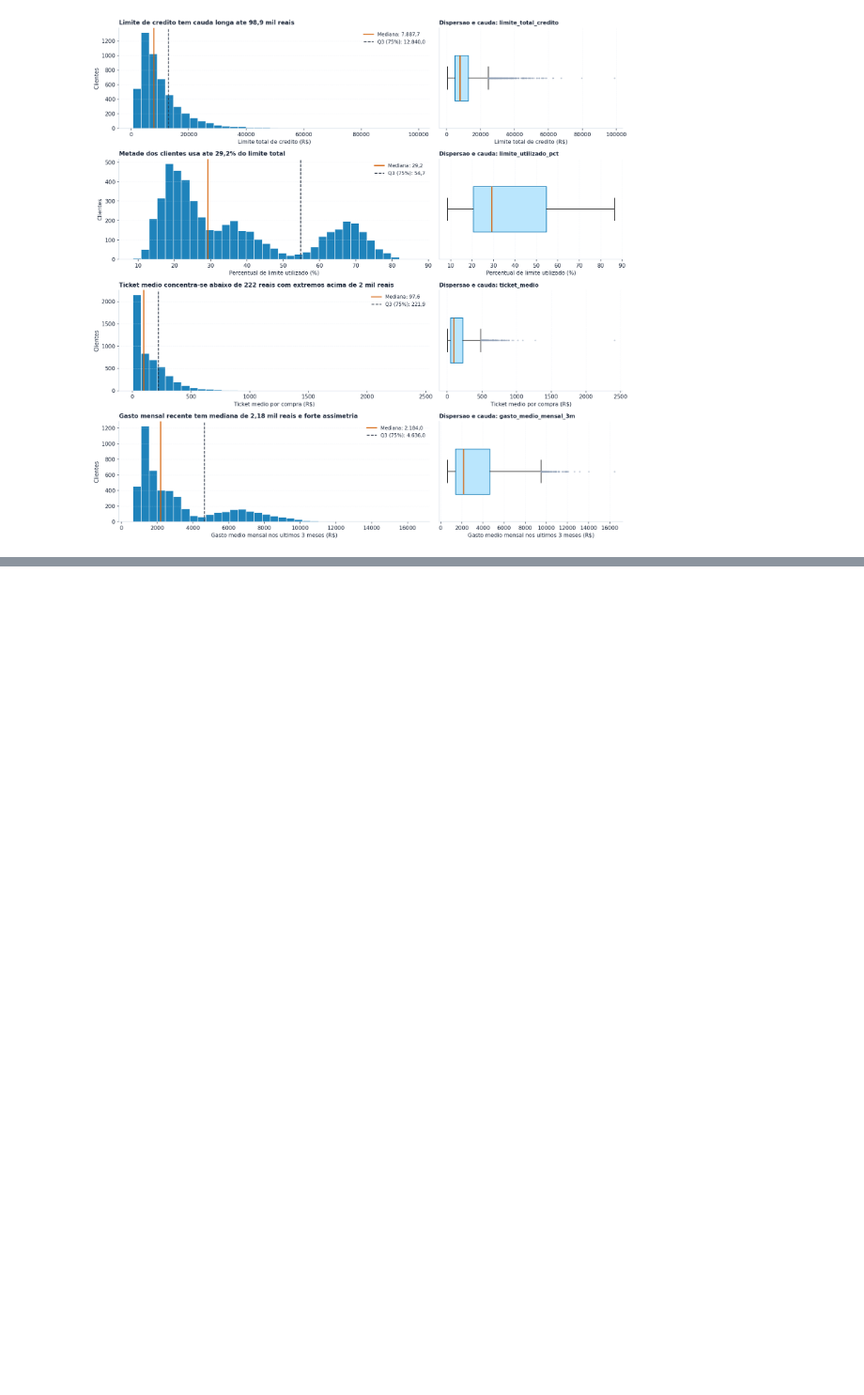
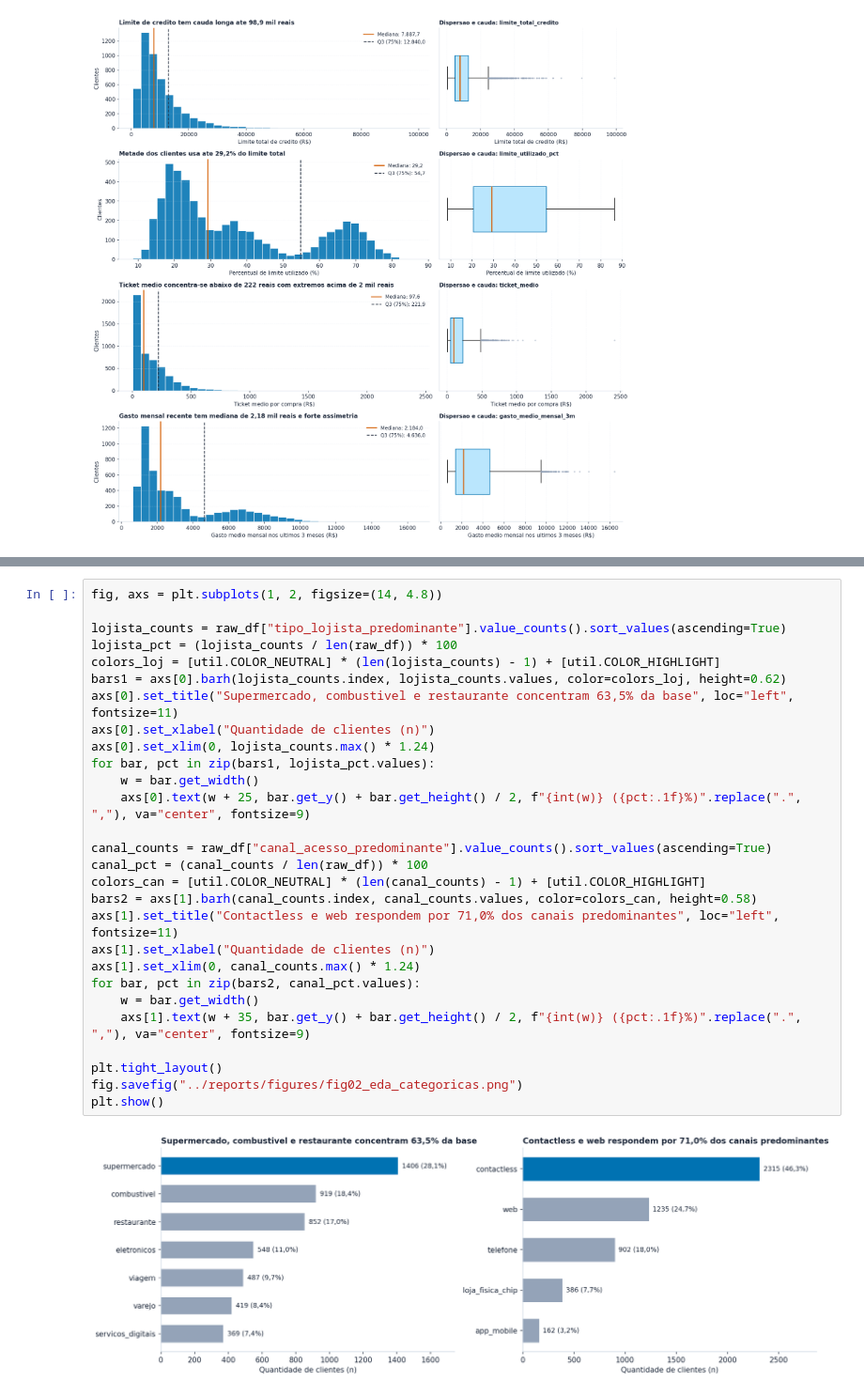
Before and after one commit to caioceo/unsupervised-fraud-detection, a Jupyter notebook: notebooks/notebooks.ipynb, the cells around one changed output, grey strips where cells are left out. Shown at 94% size. Drawn from its saved outputs; the diff is of its cells as text; blank space fills up the shorter version.

Commit message:
feat(eda): analisa variaveis categoricas de lojista e canal de acesso e salva fig02

```diff
--- a/notebooks/notebooks.ipynb
+++ b/notebooks/notebooks.ipynb
@@ -112,0 +117,30 @@ util.plot_hist_and_box(raw_df, financial_specs, save_path="../reports/figures/fi
+# %%
+fig, axs = plt.subplots(1, 2, figsize=(14, 4.8))
+
+lojista_counts = raw_df["tipo_lojista_predominante"].value_counts().sort_values(ascending=True)
+lojista_pct = (lojista_counts / len(raw_df)) * 100
+colors_loj = [util.COLOR_NEUTRAL] * (len(lojista_counts) - 1) + [util.COLOR_HIGHLIGHT]
+bars1 = axs[0].barh(lojista_counts.index, lojista_counts.values, color=colors_loj, height=0.62)
+axs[0].set_title("Supermercado, combustivel e restaurante concentram 63,5% da base", loc="left", fontsize=11)
+axs[0].set_xlabel("Quantidade de clientes (n)")
+axs[0].set_xlim(0, lojista_counts.max() * 1.24)
+for bar, pct in zip(bars1, lojista_pct.values):
+    w = bar.get_width()
+    axs[0].text(w + 25, bar.get_y() + bar.get_height() / 2, f"{int(w)} ({pct:.1f}%)".replace(".", ","), va="center", fontsize=9)
+
+canal_counts = raw_df["canal_acesso_predominante"].value_counts().sort_values(ascending=True)
+canal_pct = (canal_counts / len(raw_df)) * 100
+colors_can = [util.COLOR_NEUTRAL] * (len(canal_counts) - 1) + [util.COLOR_HIGHLIGHT]
+bars2 = axs[1].barh(canal_counts.index, canal_counts.values, color=colors_can, height=0.58)
+axs[1].set_title("Contactless e web respondem por 71,0% dos canais predominantes", loc="left", fontsize=11)
+axs[1].set_xlabel("Quantidade de clientes (n)")
+axs[1].set_xlim(0, canal_counts.max() * 1.24)
+for bar, pct in zip(bars2, canal_pct.values):
+    w = bar.get_width()
+    axs[1].text(w + 35, bar.get_y() + bar.get_height() / 2, f"{int(w)} ({pct:.1f}%)".replace(".", ","), va="center", fontsize=9)
+
+plt.tight_layout()
+fig.savefig("../reports/figures/fig02_eda_categoricas.png")
+plt.show()
+# %% [output]
+[figure, added]
```
Also changed, not shown: parts of 1 cell of this notebook, 2 other files.
